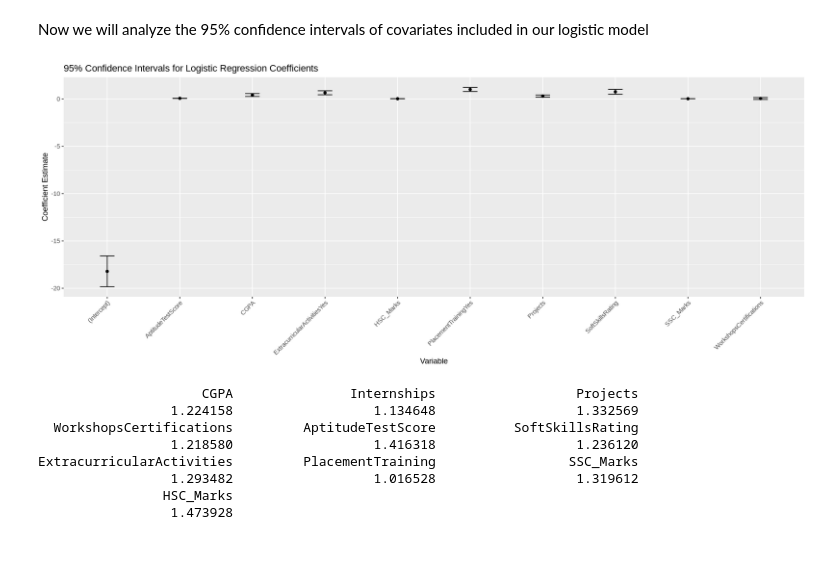
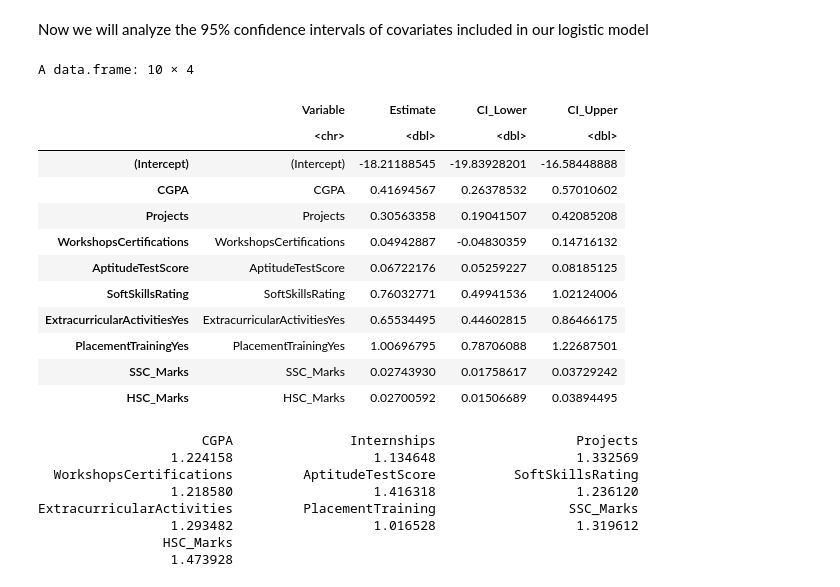
Before and after one commit to anniew02/placement-data, a Jupyter notebook: FinalProject.ipynb, the cells around one changed output. Saved outputs shown, nothing was run; the diff lists cells and outputs as text; code cells hidden in the pictures; blank space fills up the shorter version.

```diff
--- a/FinalProject.ipynb
+++ b/FinalProject.ipynb
@@ -260,26 +260,32 @@ Now we will analyze the 95% confidence intervals of covariates included in our l
 # %%
 coefs <- summary(logistic_model)$coefficients[, 1]
 std_errs <- summary(logistic_model)$coefficients[, 2]
 
 ci_lower <- coefs - 1.96 * std_errs
 ci_upper <- coefs + 1.96 * std_errs
 
 coef_df <- data.frame(
   Variable = names(coefs),
   Estimate = coefs,
   CI_Lower = ci_lower,
   CI_Upper = ci_upper
 )
-library(ggplot2)
 
-ggplot(coef_df, aes(x = Variable, y = Estimate)) +
-  geom_point() +
-  geom_errorbar(aes(ymin = CI_Lower, ymax = CI_Upper), width = 0.2) +
-  theme(axis.text.x = element_text(angle = 45, hjust = 1)) +
-  labs(title = "95% Confidence Intervals for Logistic Regression Coefficients",
-       x = "Variable", y = "Coefficient Estimate")
+coef_df
 # %% [output]
-[figure, removed]
+A data.frame: 10 × 4
+|  | Variable | Estimate | CI_Lower | CI_Upper |
+|  | <chr> | <dbl> | <dbl> | <dbl> |
+| (Intercept) | (Intercept) | -18.21188545 | -19.83928201 | -16.58448888 |
+| CGPA | CGPA | 0.41694567 | 0.26378532 | 0.57010602 |
+| Projects | Projects | 0.30563358 | 0.19041507 | 0.42085208 |
+| WorkshopsCertifications | WorkshopsCertifications | 0.04942887 | -0.04830359 | 0.14716132 |
+| AptitudeTestScore | AptitudeTestScore | 0.06722176 | 0.05259227 | 0.08185125 |
+| SoftSkillsRating | SoftSkillsRating | 0.76032771 | 0.49941536 | 1.02124006 |
+| ExtracurricularActivitiesYes | ExtracurricularActivitiesYes | 0.65534495 | 0.44602815 | 0.86466175 |
+| PlacementTrainingYes | PlacementTrainingYes | 1.00696795 | 0.78706088 | 1.22687501 |
+| SSC_Marks | SSC_Marks | 0.02743930 | 0.01758617 | 0.03729242 |
+| HSC_Marks | HSC_Marks | 0.02700592 | 0.01506689 | 0.03894495 |
 # %%
 full_model <- glm(formula=PlacementStatus~., data=training_data, family=binomial)
 # %%
```
